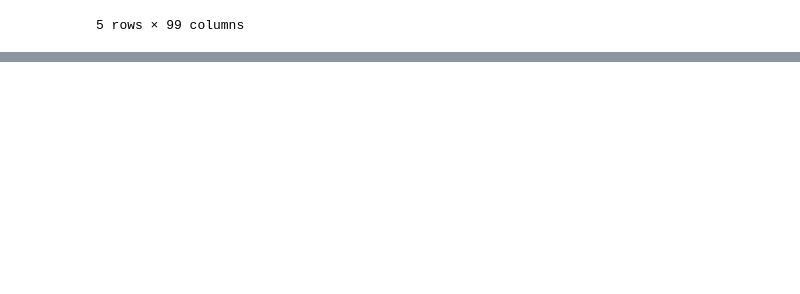
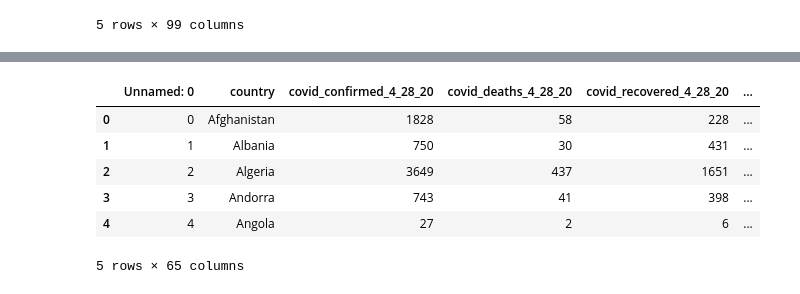
Before and after one commit to benwbarr/ETL-Project, a Jupyter notebook: DataSet1.ipynb, the cells around one changed output, grey strips where cells are left out. Saved outputs shown, nothing was run; the diff lists cells and outputs as text; code cells hidden in the pictures; blank space fills up the shorter version.

```diff
--- a/DataSet1.ipynb
+++ b/DataSet1.ipynb
@@ -198,0 +216,12 @@ SyntaxError: invalid character in identifier (<ipython-input-81-ade32c1563ef>, l
+# %%
+Covid_file = "Resources/covid19_merged.csv"
+Covid_df = pd.read_csv(Covid_file)
+Covid_df.head()
+# %% [output]
+|  | Unnamed: 0 | country | covid_confirmed_4_28_20 | covid_deaths_4_28_20 | covid_recovered_4_28_20 | ... |
+| 0 | 0 | Afghanistan | 1828 | 58 | 228 | ... |
+| 1 | 1 | Albania | 750 | 30 | 431 | ... |
+| 2 | 2 | Algeria | 3649 | 437 | 1651 | ... |
+| 3 | 3 | Andorra | 743 | 41 | 398 | ... |
+| 4 | 4 | Angola | 27 | 2 | 6 | ... |
+5 rows × 65 columns
```
Also changed, not shown: parts of 11 cells of this notebook, 3 other files.
